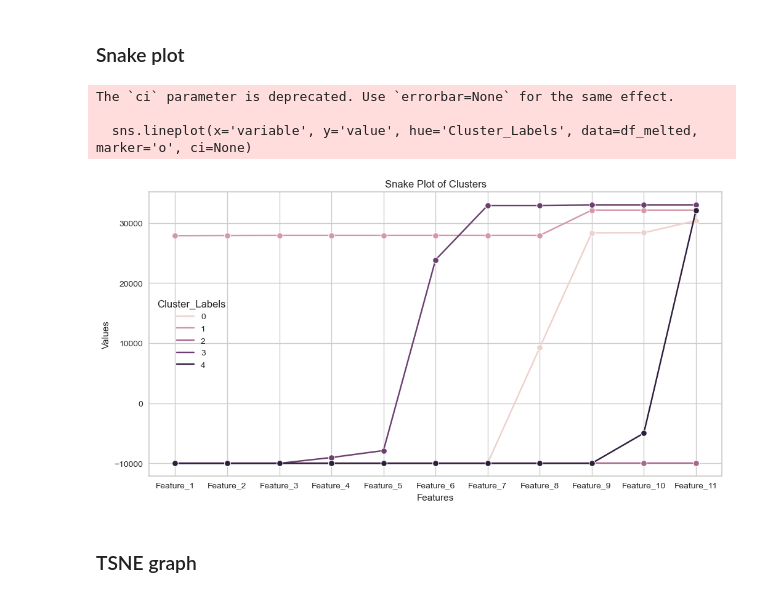
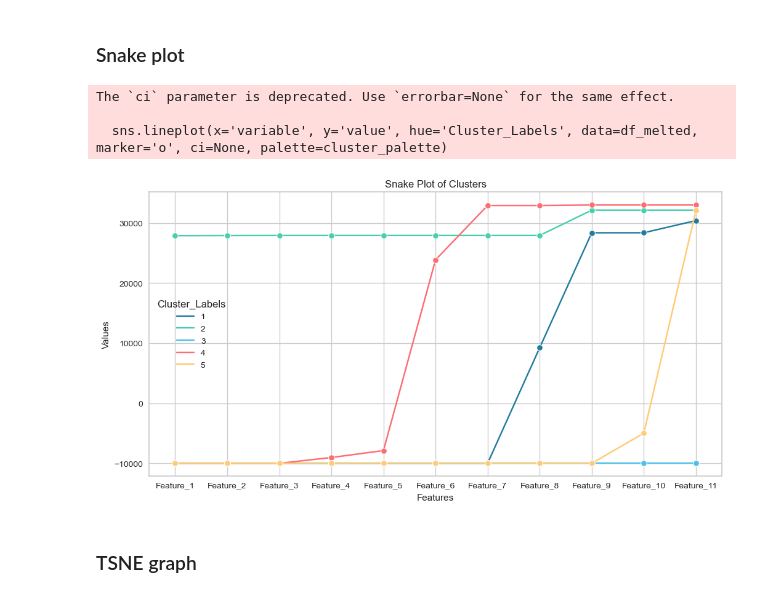
Before and after one commit to gbrosell/maroon-archers, a Jupyter notebook: 03ILIJAN_G01_clustering.ipynb, the cells around one changed output. Saved outputs shown, nothing was run; the diff lists cells and outputs as text; code cells hidden in the pictures.

```diff
--- a/03ILIJAN_G01_clustering.ipynb
+++ b/03ILIJAN_G01_clustering.ipynb
@@ -417,26 +417,33 @@ kmeans.fit(price_series)
 
 # Get cluster labels
 cluster_labels = kmeans.labels_
+cluster_labels = cluster_labels + 1
+# %%
+# Declare your own custom palette with 7 colors
+custom_palette = ["#227c9d", "#48cfae", "#4fc0e8", "#fe6d73", "#ffcb77", "#ff66c4"]
+
+# Use the custom palette with only the first 5 colors
+cluster_palette = sns.color_palette(custom_palette[:n_clusters])
 # %% [markdown]
 ### Snake plot
 # %%
 price_series_df['Cluster_Labels'] = cluster_labels
 
 # Melt the DataFrame for the snake plot
 df_melted = pd.melt(price_series_df, id_vars='Cluster_Labels', value_vars=price_series_df.columns[:-1])
 
-# Create a snake plot using seaborn
+# Create a snake plot using seaborn with specified color palette
 plt.figure(figsize=(12, 6))
-sns.lineplot(x='variable', y='value', hue='Cluster_Labels', data=df_melted, marker='o', ci=None)
+sns.lineplot(x='variable', y='value', hue='Cluster_Labels', data=df_melted, marker='o', ci=None, palette=cluster_palette)
 plt.title('Snake Plot of Clusters')
 plt.xlabel('Features')
 plt.ylabel('Values')
 plt.show()
 # %% [output]
 The `ci` parameter is deprecated. Use `errorbar=None` for the same effect.
 
-  sns.lineplot(x='variable', y='value', hue='Cluster_Labels', data=df_melted, marker='o', ci=None)
+  sns.lineplot(x='variable', y='value', hue='Cluster_Labels', data=df_melted, marker='o', ci=None, palette=cluster_palette)
-[figure, old version]
+[figure, new version]
 # %% [markdown]
 ### TSNE graph
 # %%
```
Also changed, not shown: parts of 4 cells of this notebook, 15 other files.
